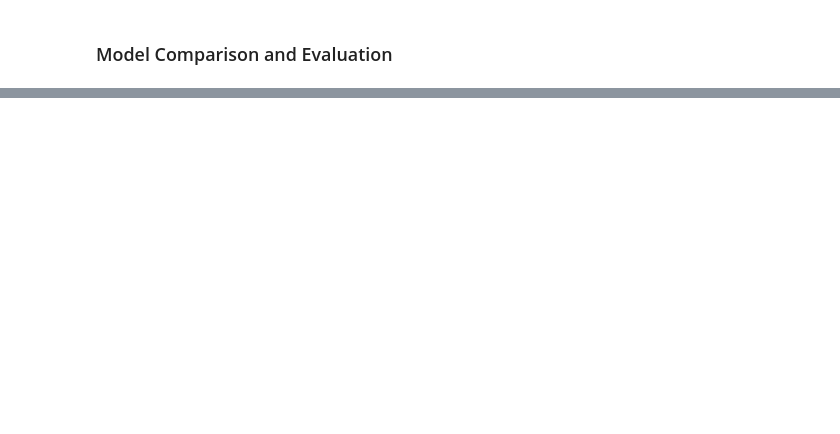
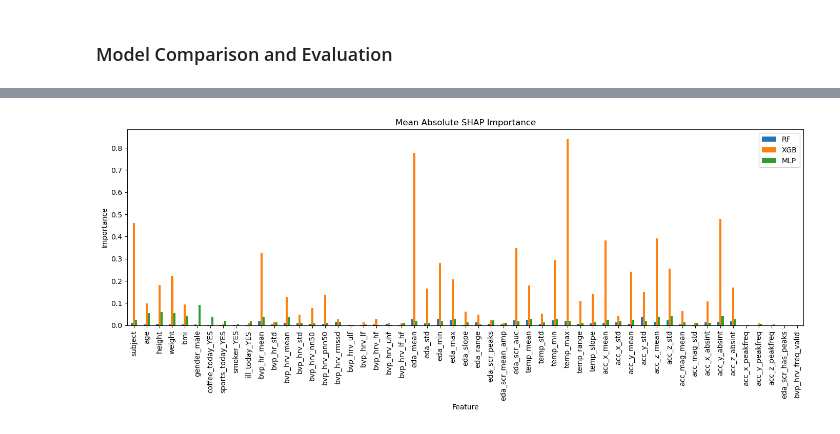
Before and after one commit to LouieDaans232345/healthcare-project, a Jupyter notebook: model_experimenting.ipynb, the cells around one changed output, grey strips where cells are left out. Cells and saved outputs as stored; diff of their text form; code cells hidden in the pictures; blank space fills up the shorter version.

```diff
--- a/model_experimenting.ipynb
+++ b/model_experimenting.ipynb
@@ -973,8 +1055,22 @@ shap.summary_plot(
 # %%
-all_shap_values = [x for x in itertools.chain(rf_shap_values, xgb_shap_values, mlp_shap_values)]
+# Comparing top features
+# rf_importance = np.abs(rf_shap_values).mean(axis=0)
+# xgb_importance = np.abs(xgb_shap_values).mean(axis=0)
+# mlp_importance = np.abs(mlp_shap_values[0]).mean(axis=0)
 
-shap.summary_plot(
-    all_shap_values,
-    X_test,
-    plot_type='bar'
-)
+rf_importance = np.abs(rf_shap_values).mean(axis=(0,2))
+xgb_importance = np.abs(xgb_shap_values).mean(axis=(0,2))
+mlp_importance = np.abs(mlp_shap_values).mean(axis=(0,2))
+
+print("RF:", np.array(rf_shap_values).shape)
+print("XGB:", np.array(xgb_shap_values).shape)
+print("MLP:", np.array(mlp_shap_values).shape)
+
+importance_df = pd.DataFrame({'Feature': X_train.columns,
+                              'RF': rf_importance,
+                              'XGB': xgb_importance,
+                              'MLP': mlp_importance})
+
+importance_df = importance_df.set_index('Feature')
+
+print(importance_df.sort_values('XGB', ascending=False).head(10))
@@ -980,0 +1093,10 @@ shap.summary_plot(
+# %%
+importance_df.plot(kind='bar', figsize=(14,6))
+# plt.hist(features, rf_importance)
+plt.title('Mean Absolute SHAP Importance')
+plt.ylabel('Importance')
+
+plt.tight_layout()
+plt.show()
+# %% [output]
+[figure, added]
```
Also changed, not shown: parts of 21 cells of this notebook.
